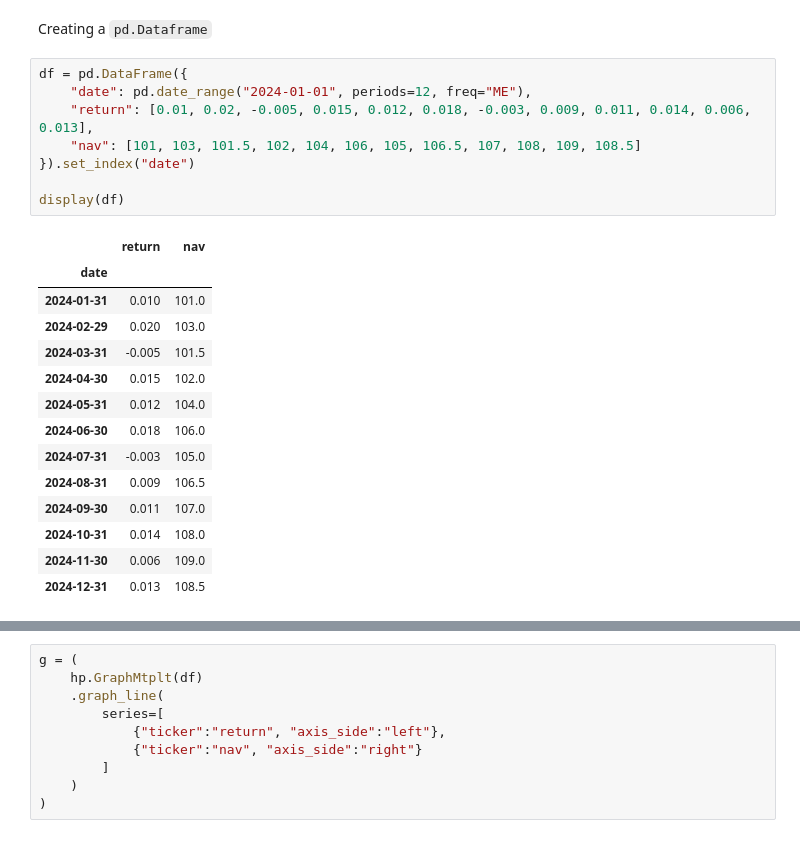
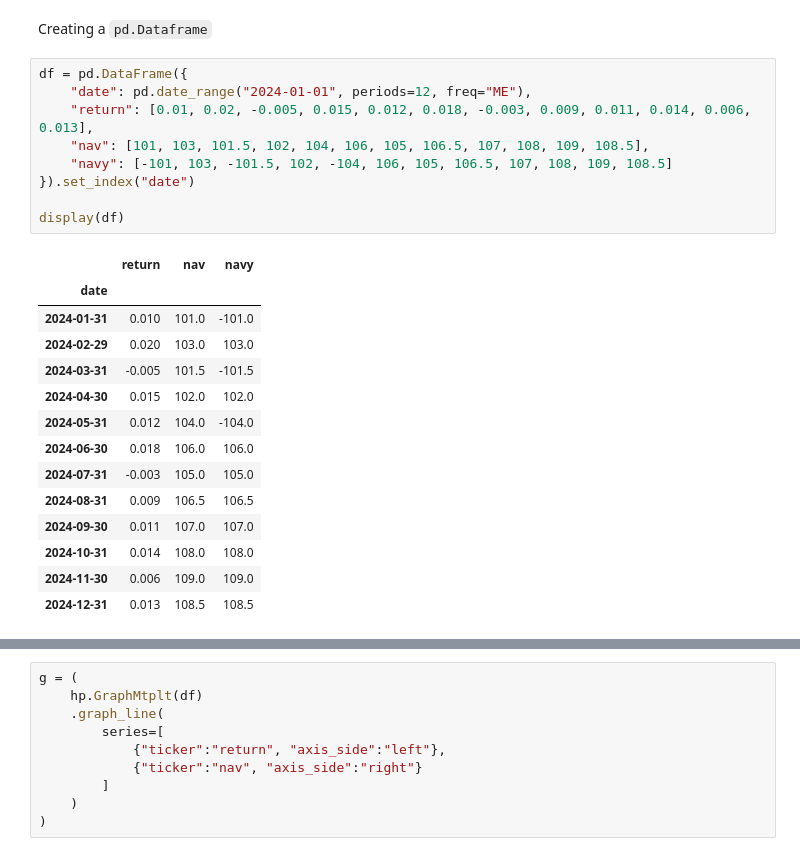
Before and after one commit to jc-ocampob/helpers_ps, a Jupyter notebook: docs/GraphMtplt/Line/graph.ipynb, the cells around one changed output, grey strips where cells are left out. Cells and saved outputs as stored; diff of their text form.

```diff
--- a/docs/GraphMtplt/Line/graph.ipynb
+++ b/docs/GraphMtplt/Line/graph.ipynb
@@ -31,24 +31,25 @@ Creating a `pd.Dataframe`
 # %%
 df = pd.DataFrame({
     "date": pd.date_range("2024-01-01", periods=12, freq="ME"),
     "return": [0.01, 0.02, -0.005, 0.015, 0.012, 0.018, -0.003, 0.009, 0.011, 0.014, 0.006, 0.013],
-    "nav": [101, 103, 101.5, 102, 104, 106, 105, 106.5, 107, 108, 109, 108.5]
+    "nav": [101, 103, 101.5, 102, 104, 106, 105, 106.5, 107, 108, 109, 108.5],
+    "navy": [-101, 103, -101.5, 102, -104, 106, 105, 106.5, 107, 108, 109, 108.5]
 }).set_index("date")
 
 display(df)
 # %% [output]
-|  | return | nav |
-| date |  |  |
-| 2024-01-31 | 0.010 | 101.0 |
-| 2024-02-29 | 0.020 | 103.0 |
-| 2024-03-31 | -0.005 | 101.5 |
-| 2024-04-30 | 0.015 | 102.0 |
-| 2024-05-31 | 0.012 | 104.0 |
-| 2024-06-30 | 0.018 | 106.0 |
-| 2024-07-31 | -0.003 | 105.0 |
-| 2024-08-31 | 0.009 | 106.5 |
-| 2024-09-30 | 0.011 | 107.0 |
-| 2024-10-31 | 0.014 | 108.0 |
-| 2024-11-30 | 0.006 | 109.0 |
-| 2024-12-31 | 0.013 | 108.5 |
+|  | return | nav | navy |
+| date |  |  |  |
+| 2024-01-31 | 0.010 | 101.0 | -101.0 |
+| 2024-02-29 | 0.020 | 103.0 | 103.0 |
+| 2024-03-31 | -0.005 | 101.5 | -101.5 |
+| 2024-04-30 | 0.015 | 102.0 | 102.0 |
+| 2024-05-31 | 0.012 | 104.0 | -104.0 |
+| 2024-06-30 | 0.018 | 106.0 | 106.0 |
+| 2024-07-31 | -0.003 | 105.0 | 105.0 |
+| 2024-08-31 | 0.009 | 106.5 | 106.5 |
+| 2024-09-30 | 0.011 | 107.0 | 107.0 |
+| 2024-10-31 | 0.014 | 108.0 | 108.0 |
+| 2024-11-30 | 0.006 | 109.0 | 109.0 |
+| 2024-12-31 | 0.013 | 108.5 | 108.5 |
 # %% [markdown]
```
Also changed, not shown: parts of 9 cells of this notebook, 10 other files.
